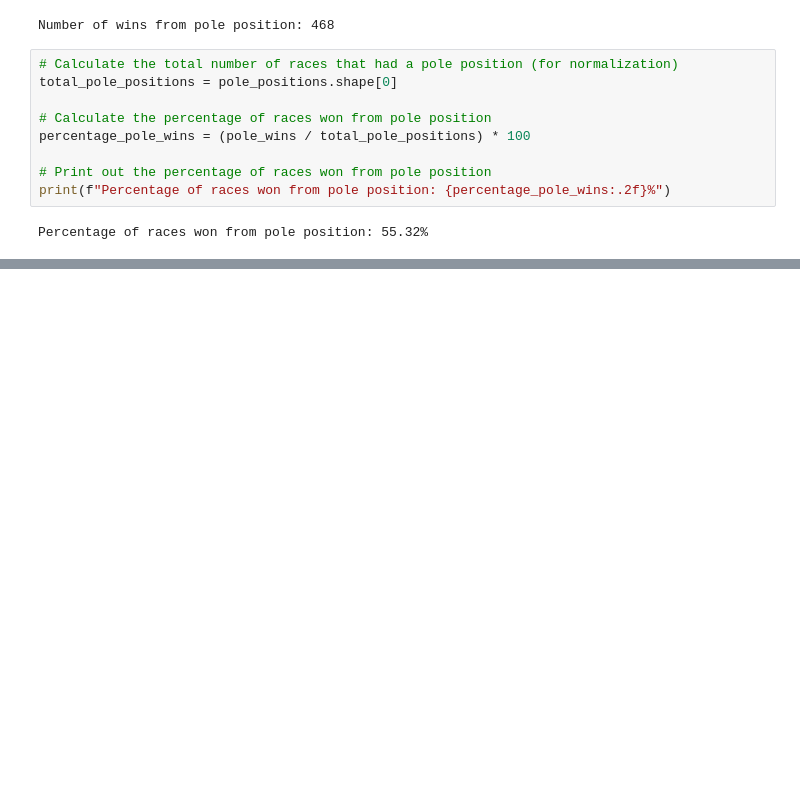
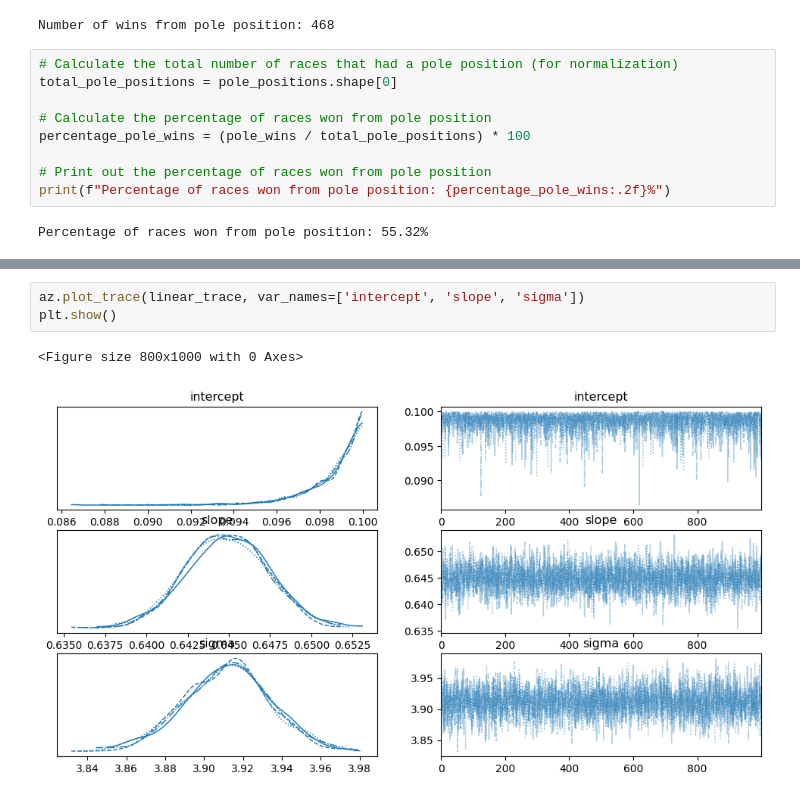
Before and after one commit to MacBeth-M/Grand-Prix-Geek, a Jupyter notebook: JupyterNotebooks/Pole Position: Bayesian Inference.ipynb, the cells around one changed output, grey strips where cells are left out. Saved outputs shown, nothing was run; the diff lists cells and outputs as text; blank space fills up the shorter version.

```diff
--- a/JupyterNotebooks/Pole Position: Bayesian Inference.ipynb
+++ b/JupyterNotebooks/Pole Position: Bayesian Inference.ipynb
@@ -88,0 +147,6 @@ plt.show()
+# %%
+az.plot_trace(linear_trace, var_names=['intercept', 'slope', 'sigma'])
+plt.show()
+# %% [output]
+<Figure size 800x1000 with 0 Axes>
+[figure, added]
```
Also changed, not shown: parts of 9 cells of this notebook.
